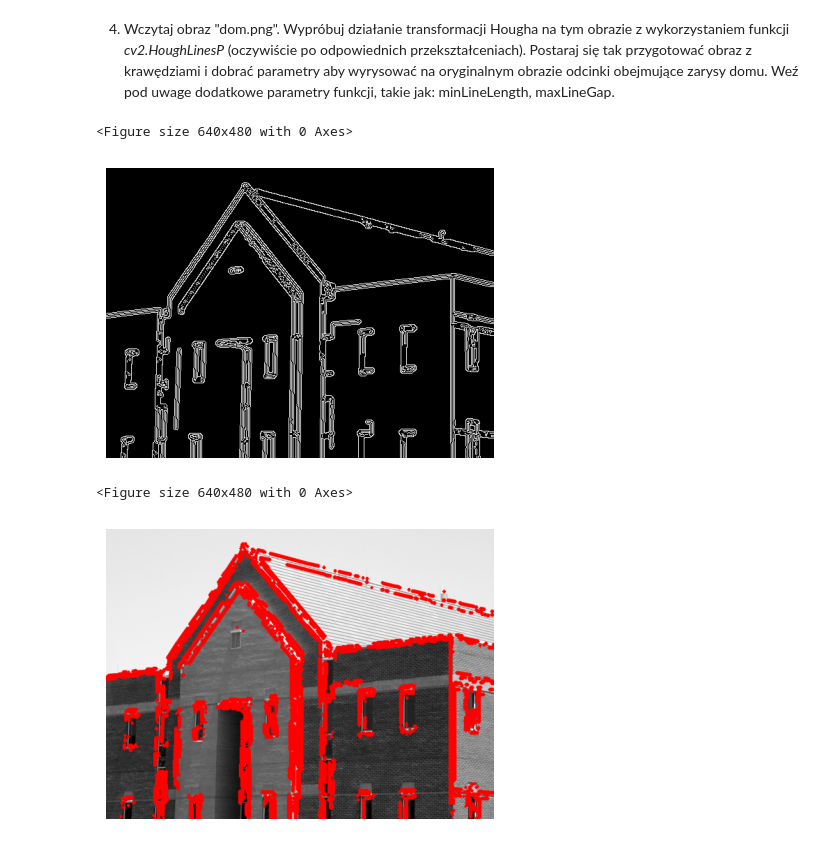
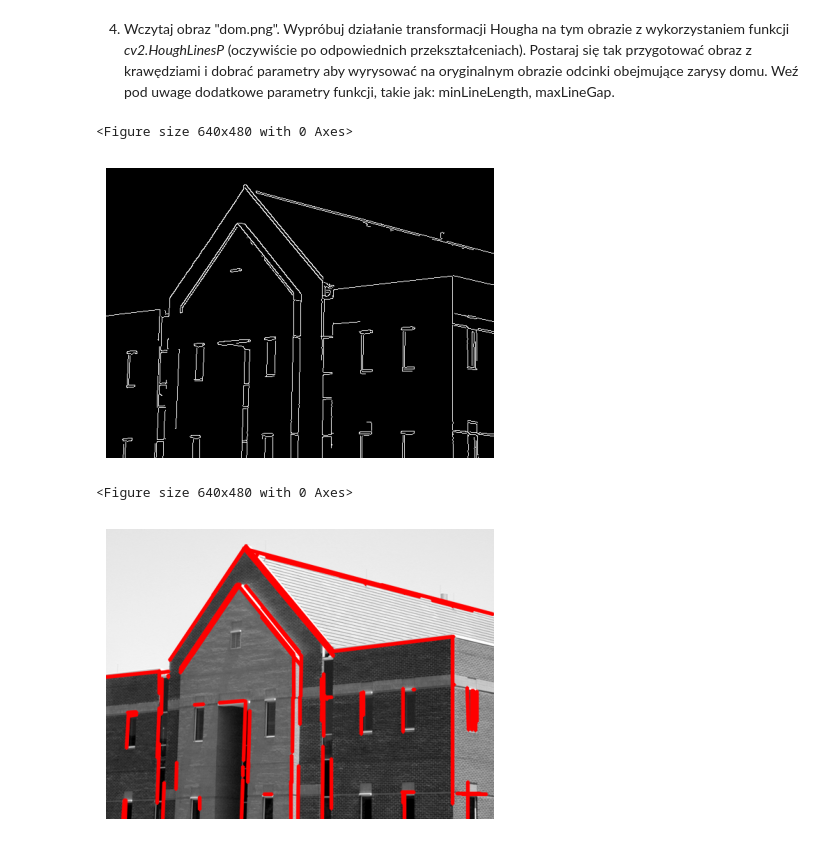
Before and after one commit to michal200292/Digital-Image-Processing, a Jupyter notebook: lab11/Hough.ipynb, the cells around one changed output. Cells and saved outputs as stored; diff of their text form; code cells hidden in the pictures.

```diff
--- a/lab11/Hough.ipynb
+++ b/lab11/Hough.ipynb
@@ -271,8 +271,0 @@ display(canny)
-# %%
-original = load_image("lab112.png", grayscale=False)
-segments = cv2.HoughLinesP(canny, 1, np.pi / 180, 50, None, 0, 0)
-for i in range(0, len(segments)):
-    l = segments[i][0]
-    cv2.line(original, (l[0], l[1]), (l[2], l[3]), (255,0, 0), 3, cv2.LINE_AA)
-
-display(original)
@@ -283,20 +300,19 @@ display(original)
 4. Wczytaj obraz "dom.png". Wypróbuj działanie transformacji Hougha na tym obrazie z wykorzystaniem funkcji _cv2.HoughLinesP_  (oczywiście po odpowiednich przekształceniach). Postaraj się tak przygotować obraz z krawędziami i dobrać parametry aby wyrysować na oryginalnym obrazie odcinki obejmujące zarysy domu. Weź pod uwage dodatkowe parametry funkcji, takie jak:   minLineLength, maxLineGap.
 # %%
 image = load_image("dom.png")
-gaussian = cv2.GaussianBlur(image, (3, 3), 0)
-canny = detect_edges(canny)
+canny = detect_edges(image)
 display(canny)
 # %% [output]
 <Figure size 640x480 with 0 Axes>
-[figure, old version]
+[figure, new version]
 # %%
 original = load_image("dom.png", grayscale=False)
-segments = cv2.HoughLinesP(canny, 1, np.pi / 180, 50, None, 0, 0)
+segments = cv2.HoughLinesP(canny, 1, np.pi / 180, 50, None, minLineLength=1, maxLineGap=10)
 for i in range(0, len(segments)):
     l = segments[i][0]
     cv2.line(original, (l[0], l[1]), (l[2], l[3]), (255,0, 0), 3, cv2.LINE_AA)
 
 display(original)
 # %% [output]
 <Figure size 640x480 with 0 Axes>
-[figure, old version]
+[figure, new version]
```
Also changed, not shown: parts of 10 cells of this notebook, 2 other files.
